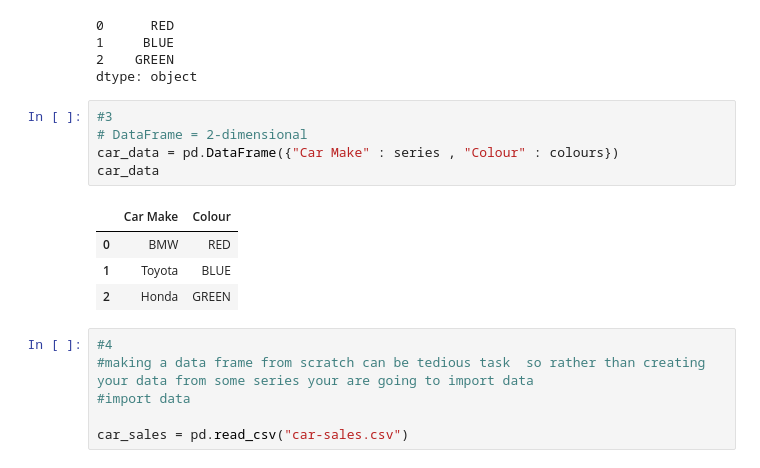
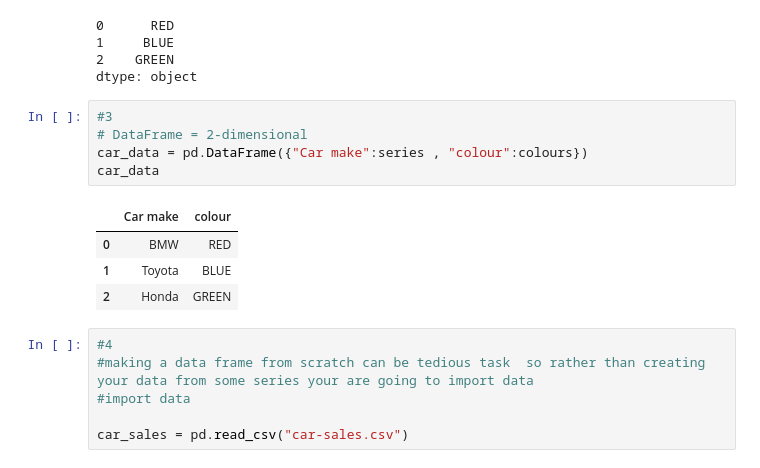
Before and after one commit to nelson2064/Machine-Learning-Data-Science, a Jupyter notebook: cintroduction-to-pandas/intoduction-to-pandas.ipynb, the cells around one changed output. Cells and saved outputs as stored; diff of their text form.

```diff
--- a/cintroduction-to-pandas/intoduction-to-pandas.ipynb
+++ b/cintroduction-to-pandas/intoduction-to-pandas.ipynb
@@ -22,10 +35,10 @@ dtype: object
 # %%
 #3
 # DataFrame = 2-dimensional
-car_data = pd.DataFrame({"Car Make" : series , "Colour" : colours})
+car_data = pd.DataFrame({"Car make":series , "colour":colours})
 car_data
 # %% [output]
-|  | Car Make | Colour |
+|  | Car make | colour |
 | 0 | BMW | RED |
 | 1 | Toyota | BLUE |
 | 2 | Honda | GREEN |
```
Also changed, not shown: parts of 14 cells of this notebook, 3 other files.
